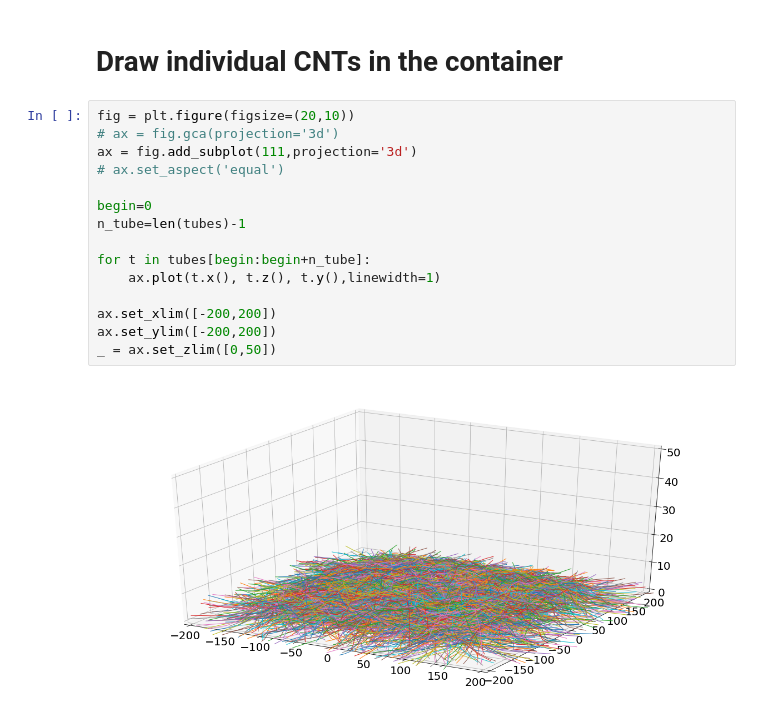
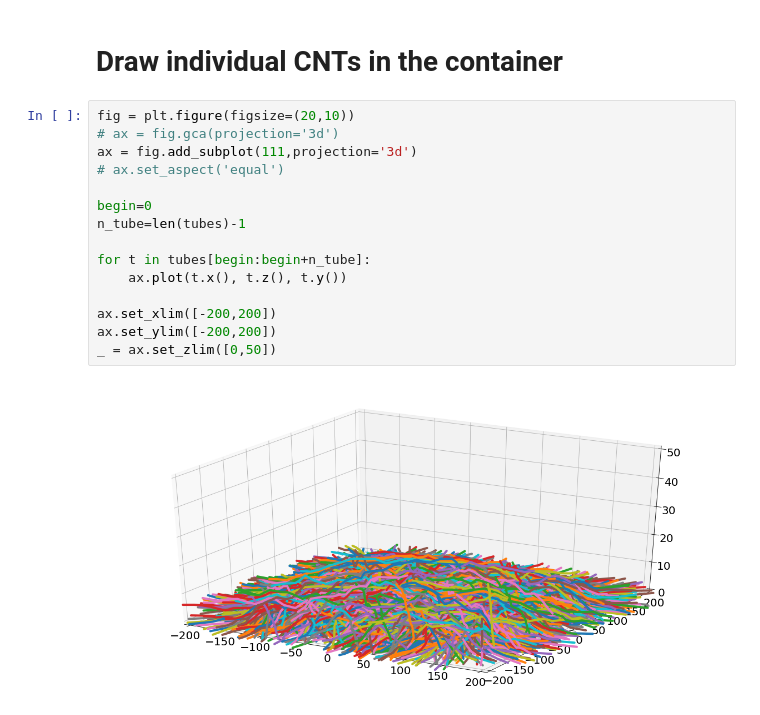
Before and after one commit to amirhosseindavoody/carbon_nanotube_mesh, a Jupyter notebook: cnt_mesh.ipynb, the cells around one changed output. Saved outputs shown, nothing was run; the diff lists cells and outputs as text.

```diff
--- a/cnt_mesh.ipynb
+++ b/cnt_mesh.ipynb
@@ -86,17 +86,17 @@ ax.tick_params(labelsize=20)
 # %%
 fig = plt.figure(figsize=(20,10))
 # ax = fig.gca(projection='3d')
 ax = fig.add_subplot(111,projection='3d')
 # ax.set_aspect('equal')
 
 begin=0
 n_tube=len(tubes)-1
 
 for t in tubes[begin:begin+n_tube]:
-    ax.plot(t.x(), t.z(), t.y(),linewidth=1)
+    ax.plot(t.x(), t.z(), t.y())
 
 ax.set_xlim([-200,200])
 ax.set_ylim([-200,200])
 _ = ax.set_zlim([0,50])
 # %% [output]
-[figure, old version]
+[figure, new version]
```
Also changed, not shown: parts of 4 cells of this notebook, 2 other files.
